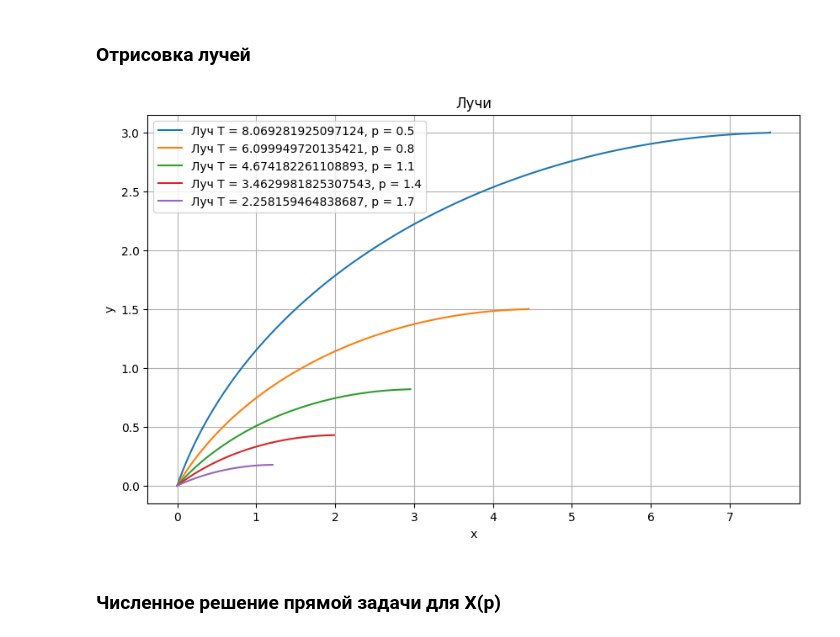
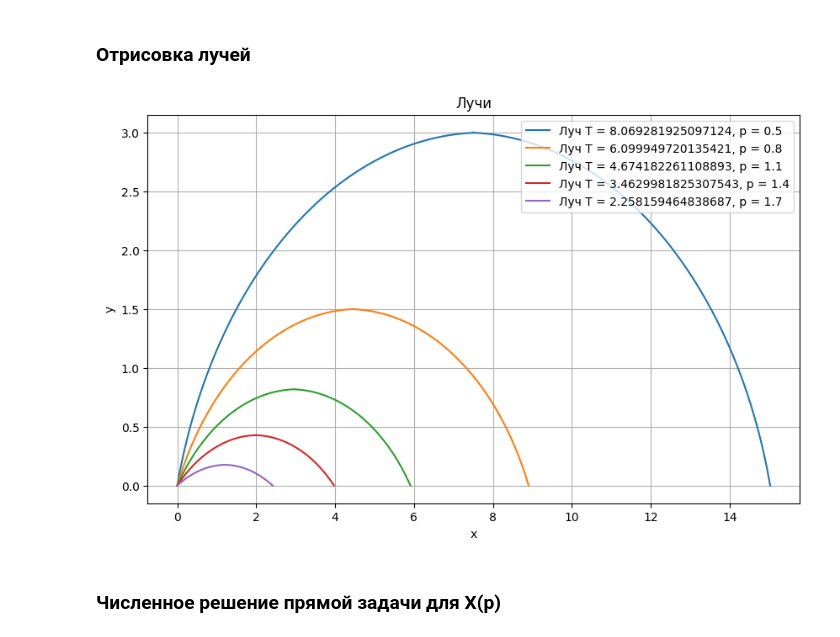
Before and after one commit to Rodeffs/Year4_Programming, a Jupyter notebook: Inverse_Problems/03_lab/inverse_kinematic_problem.ipynb, the cells around one changed output. Cells and saved outputs as stored; diff of their text form; code cells hidden in the pictures.

Commit message:
full plot

```diff
--- a/Inverse_Problems/03_lab/inverse_kinematic_problem.ipynb
+++ b/Inverse_Problems/03_lab/inverse_kinematic_problem.ipynb
@@ -127,21 +127,30 @@ def ray(p):
 # %%
 plt.figure(figsize=(10, 6))
 
 p_values = np.linspace(p0, n0, 5, endpoint=False)
 
 for p in p_values:
     x, y = ray(p)
+
+    x_top = x[-1]
+    x_second_half = 2*x_top - x
+    x_reverse = x_second_half[::-1]
+
+    y_reverse = y[::-1]
+
+    x = np.concatenate([x[:-1], x_reverse])
+    y = np.concatenate([y[:-1], y_reverse])
 
     plt.plot(x, y, label=f"Луч T = {T(p)}, p = {p}")
 
 plt.xlabel("x")
 plt.ylabel("y")
 plt.title("Лучи")
 plt.legend()
 plt.grid()
 plt.show()
 # %% [output]
-[figure, old version]
+[figure, new version]
 # %% [markdown]
 ### Численное решение прямой задачи для X(p)
 # %%
```
